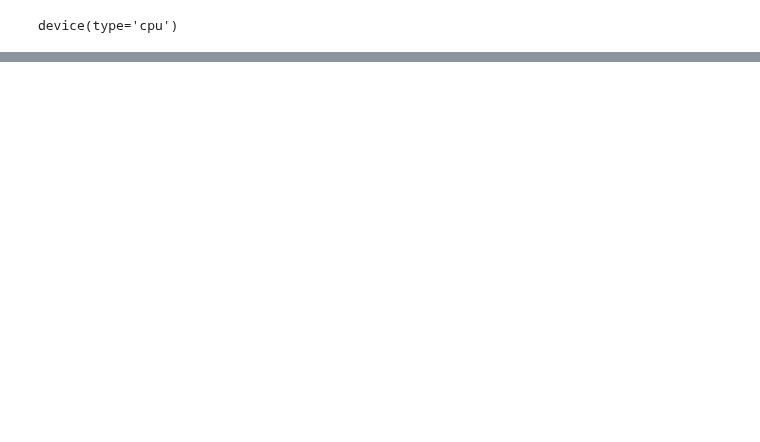
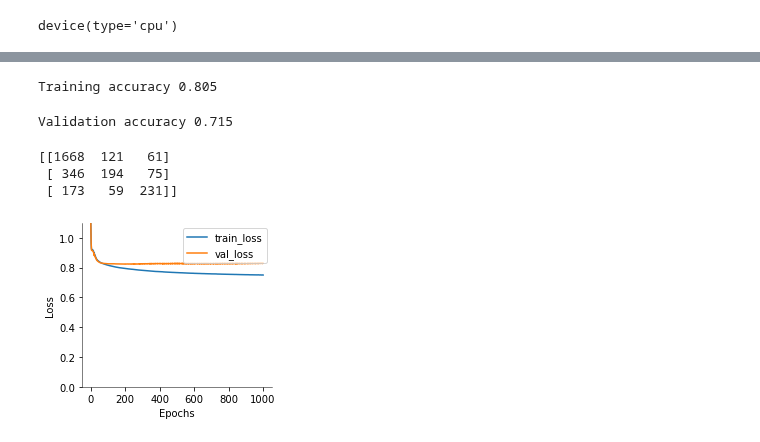
Before and after one commit to parrt/playdl, a Jupyter notebook: notebooks/self-attention.ipynb, the cells around one changed output, grey strips where cells are left out. Saved outputs shown, nothing was run; the diff lists cells and outputs as text; code cells hidden in the pictures; blank space fills up the shorter version.

```diff
--- a/notebooks/self-attention.ipynb
+++ b/notebooks/self-attention.ipynb
@@ -74,0 +201,2 @@ df
+# %%
+X_train, X_test, y_train, y_test = train_test_split(X_encoded, y, test_size=0.2)
@@ -74,0 +235,41 @@ df
+# %%
+def ctrain(model, X_train, y_train, X_test, y_test,
+           learning_rate = .0001, nepochs=2000):
+    optimizer = torch.optim.Adam(model.parameters(), lr=learning_rate)
+    history = []
+    for epoch in range(nepochs+1):
+        y_pred = model(X_train)
+        # Assume model yields softmax probabilities
+        loss = F.cross_entropy(y_pred, y_train)
+        y_pred = torch.argmax(y_pred, axis=1)
+        ncorrect = torch.sum(y_pred==y_train)
+        accur = ncorrect.float() / len(y_train)
+
+        y_test_pred = model(X_test)
+        loss_test = F.cross_entropy(y_test_pred, y_test)
+        y_test_pred = torch.argmax(y_test_pred, axis=1)
+        ncorrect = torch.sum(y_test_pred==y_test)
+        loss_accur = ncorrect.float() / len(y_test)
+
+        history.append((loss, loss_test, accur, loss_accur))
+        if epoch % (nepochs//10) == 0:
+            print(f"Epoch {epoch:4d} cross entropy loss {loss:7.4f}   test loss {loss_test:7.4f}")
+
+        optimizer.zero_grad()
+        loss.backward() # autograd computes w1.grad, b1.grad, ...
+        optimizer.step()
+    print(f"LAST       cross entropy loss {loss:7.4f}")
+    return torch.tensor(history)
+# %%
+model = nn.Sequential(
+    nn.Linear(50, 100),
+    nn.ReLU(),
+#     nn.Linear(20, 10),
+#     nn.ReLU(),
+    nn.Linear(100, 3),  # 3 output classes
+    nn.Softmax(dim=1)
+)
+# %%
+with tsensor.clarify():
+    history = ctrain(model, X_train, y_train, X_test, y_test,
+                     learning_rate = .01, nepochs=1000)
@@ -74,0 +289,27 @@ df
+# %%
+y_proba = model(X_train)
+y_pred = torch.argmax(y_proba, axis=1)
+ncorrect = torch.sum(y_pred==y_train)
+train_accur = ncorrect.float() / len(y_train)
+print(f"Training accuracy {train_accur:.3f}")
+# %% [output]
+Training accuracy 0.805
+# %%
+y_test_proba = model(X_test)
+y_test_pred = torch.argmax(y_test_proba, axis=1)
+ncorrect = torch.sum(y_test_pred==y_test)
+test_accur = ncorrect.float() / len(y_test)
+print(f"Validation accuracy {test_accur:.3f}")
+# %% [output]
+Validation accuracy 0.715
+# %%
+conf = confusion_matrix(y_test, y_test_pred)
+print(conf)
+# %% [output]
+[[1668  121   61]
+ [ 346  194   75]
+ [ 173   59  231]]
+# %%
+plot_loss(history)
+# %% [output]
+[figure, added]
```
Also changed, not shown: parts of 53 cells of this notebook, 1 other file.
